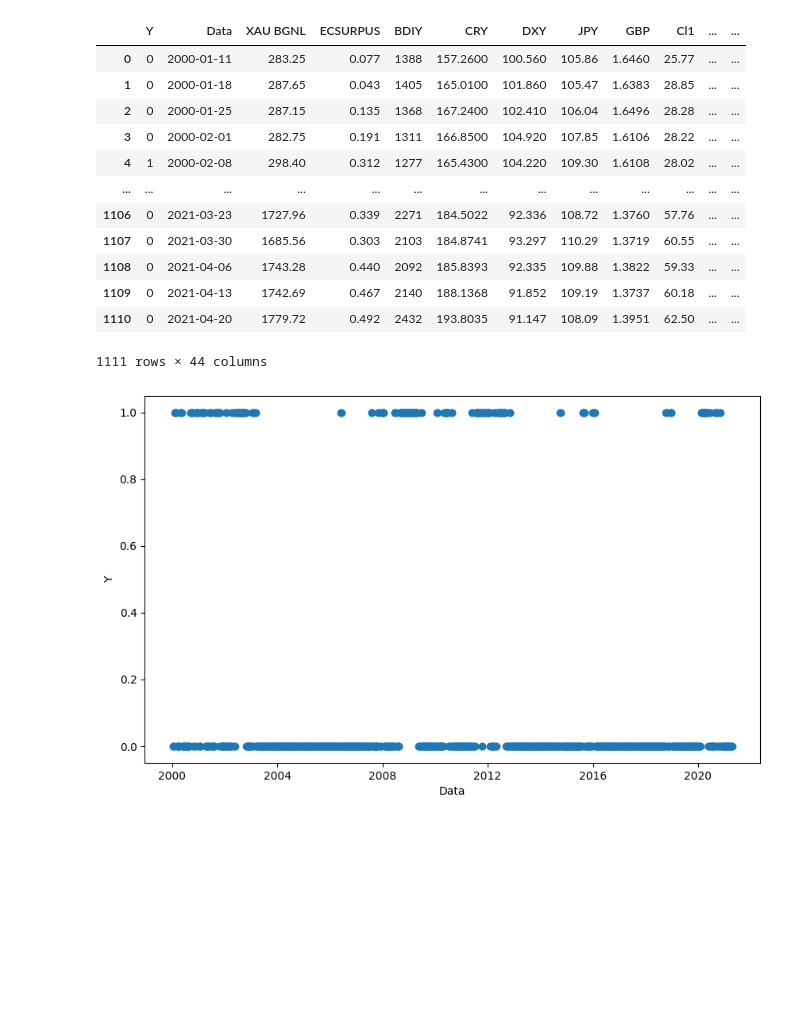
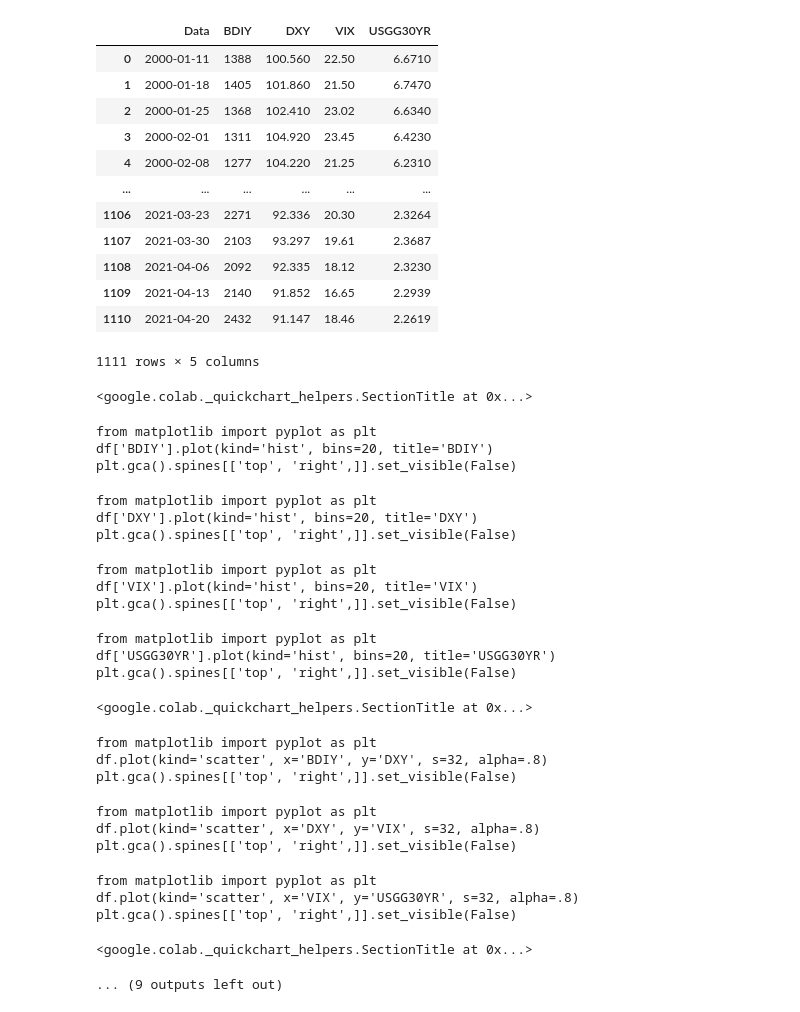
Before and after one commit to Dcastor21/Anomaly-dection, a Jupyter notebook: Anomaly_Detection.ipynb, the cells around one changed output. Saved outputs shown, nothing was run; the diff lists cells and outputs as text; code cells hidden in the pictures; blank space fills up the shorter version.

```diff
--- a/Anomaly_Detection.ipynb
+++ b/Anomaly_Detection.ipynb
@@ -3,31 +3,50 @@
 # %%
 import pandas as pd
 import numpy as np
 import matplotlib.pyplot as plt
 from sklearn.decomposition import PCA
 import seaborn as sns
 
-df = pd.read_excel("FinancialMarketData.xlsx", sheet_name="EWS")
+new_columms= ['Data', 'VIX', 'BDIY', 'DXY', 'USGG30YR']
+
+df = pd.read_excel("FinancialMarketData.xlsx", sheet_name="EWS", usecols=new_columms)
 df
 # %% [output]
-|  | Y | Data | XAU BGNL | ECSURPUS | BDIY | CRY | DXY | JPY | GBP | Cl1 | ... | ... |
-| 0 | 0 | 2000-01-11 | 283.25 | 0.077 | 1388 | 157.2600 | 100.560 | 105.86 | 1.6460 | 25.77 | ... | ... |
-| 1 | 0 | 2000-01-18 | 287.65 | 0.043 | 1405 | 165.0100 | 101.860 | 105.47 | 1.6383 | 28.85 | ... | ... |
-| 2 | 0 | 2000-01-25 | 287.15 | 0.135 | 1368 | 167.2400 | 102.410 | 106.04 | 1.6496 | 28.28 | ... | ... |
-| 3 | 0 | 2000-02-01 | 282.75 | 0.191 | 1311 | 166.8500 | 104.920 | 107.85 | 1.6106 | 28.22 | ... | ... |
-| 4 | 1 | 2000-02-08 | 298.40 | 0.312 | 1277 | 165.4300 | 104.220 | 109.30 | 1.6108 | 28.02 | ... | ... |
-| ... | ... | ... | ... | ... | ... | ... | ... | ... | ... | ... | ... | ... |
-| 1106 | 0 | 2021-03-23 | 1727.96 | 0.339 | 2271 | 184.5022 | 92.336 | 108.72 | 1.3760 | 57.76 | ... | ... |
-| 1107 | 0 | 2021-03-30 | 1685.56 | 0.303 | 2103 | 184.8741 | 93.297 | 110.29 | 1.3719 | 60.55 | ... | ... |
-| 1108 | 0 | 2021-04-06 | 1743.28 | 0.440 | 2092 | 185.8393 | 92.335 | 109.88 | 1.3822 | 59.33 | ... | ... |
-| 1109 | 0 | 2021-04-13 | 1742.69 | 0.467 | 2140 | 188.1368 | 91.852 | 109.19 | 1.3737 | 60.18 | ... | ... |
-| 1110 | 0 | 2021-04-20 | 1779.72 | 0.492 | 2432 | 193.8035 | 91.147 | 108.09 | 1.3951 | 62.50 | ... | ... |
+|  | Data | BDIY | DXY | VIX | USGG30YR |
+| 0 | 2000-01-11 | 1388 | 100.560 | 22.50 | 6.6710 |
+| 1 | 2000-01-18 | 1405 | 101.860 | 21.50 | 6.7470 |
+| 2 | 2000-01-25 | 1368 | 102.410 | 23.02 | 6.6340 |
+| 3 | 2000-02-01 | 1311 | 104.920 | 23.45 | 6.4230 |
+| 4 | 2000-02-08 | 1277 | 104.220 | 21.25 | 6.2310 |
+| ... | ... | ... | ... | ... | ... |
+| 1106 | 2021-03-23 | 2271 | 92.336 | 20.30 | 2.3264 |
+| 1107 | 2021-03-30 | 2103 | 93.297 | 19.61 | 2.3687 |
+| 1108 | 2021-04-06 | 2092 | 92.335 | 18.12 | 2.3230 |
+| 1109 | 2021-04-13 | 2140 | 91.852 | 16.65 | 2.2939 |
+| 1110 | 2021-04-20 | 2432 | 91.147 | 18.46 | 2.2619 |
-1111 rows × 44 columns
+1111 rows × 5 columns
+<google.colab._quickchart_helpers.SectionTitle at 0x...>
+from matplotlib import pyplot as plt
+df['BDIY'].plot(kind='hist', bins=20, title='BDIY')
+plt.gca().spines[['top', 'right',]].set_visible(False)
+from matplotlib import pyplot as plt
+df['DXY'].plot(kind='hist', bins=20, title='DXY')
+plt.gca().spines[['top', 'right',]].set_visible(False)
+from matplotlib import pyplot as plt
+df['VIX'].plot(kind='hist', bins=20, title='VIX')
+plt.gca().spines[['top', 'right',]].set_visible(False)
+from matplotlib import pyplot as plt
+df['USGG30YR'].plot(kind='hist', bins=20, title='USGG30YR')
+plt.gca().spines[['top', 'right',]].set_visible(False)
+<google.colab._quickchart_helpers.SectionTitle at 0x...>
+from matplotlib import pyplot as plt
+df.plot(kind='scatter', x='BDIY', y='DXY', s=32, alpha=.8)
+plt.gca().spines[['top', 'right',]].set_visible(False)
+from matplotlib import pyplot as plt
+df.plot(kind='scatter', x='DXY', y='VIX', s=32, alpha=.8)
+plt.gca().spines[['top', 'right',]].set_visible(False)
+from matplotlib import pyplot as plt
+df.plot(kind='scatter', x='VIX', y='USGG30YR', s=32, alpha=.8)
+plt.gca().spines[['top', 'right',]].set_visible(False)
+<google.colab._quickchart_helpers.SectionTitle at 0x...>
+... (9 outputs left out)
-# %%
-fig, ax = plt.subplots(figsize=(10,6))
-ax.scatter(df['Data'], df['Y'])
-ax.set_xlabel('Data')
-ax.set_ylabel('Y')
-plt.show()
-# %% [output]
-[figure, removed]
```
Also changed, not shown: parts of 5 cells of this notebook.
